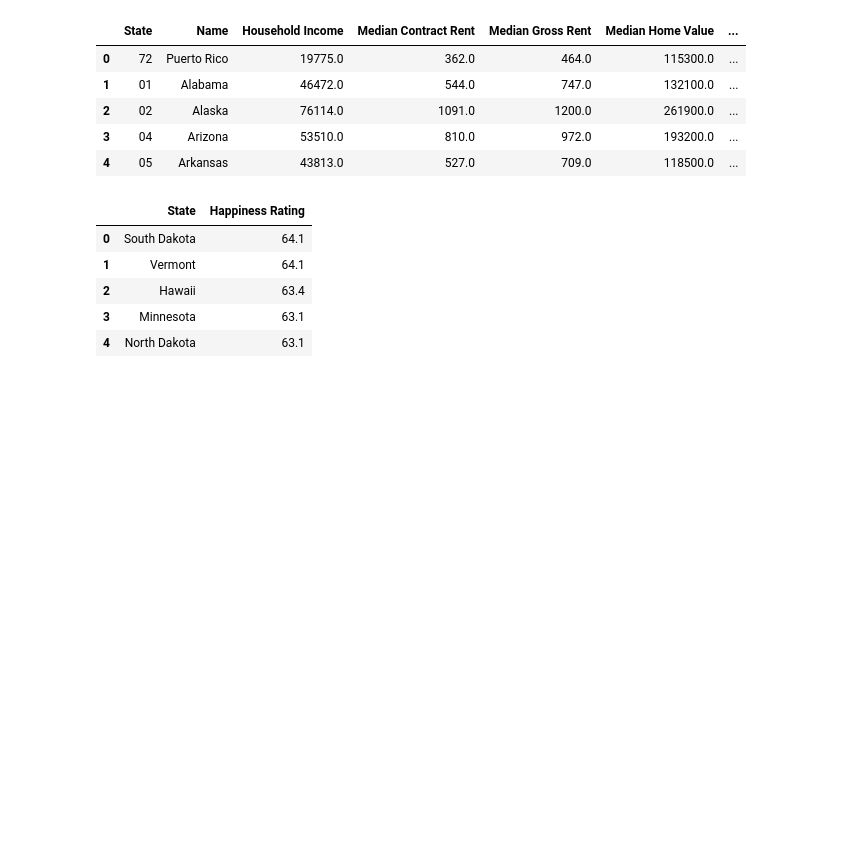
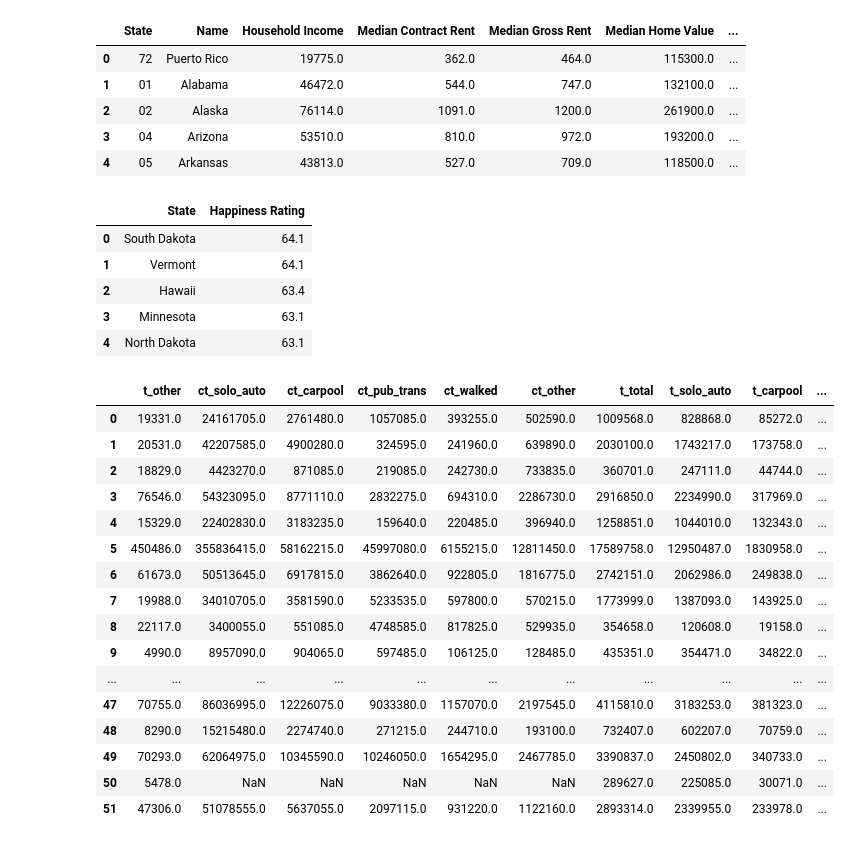
Before and after one commit to nandriychuk/best-places-to-live, a Jupyter notebook: census_data.ipynb, the cells around one changed output. Cells and saved outputs as stored; diff of their text form; code cells hidden in the pictures; blank space fills up the shorter version.

Commit message:
add commute code

```diff
--- a/census_data.ipynb
+++ b/census_data.ipynb
@@ -56,3 +56,33 @@ happiness.head()
 | 2 | Hawaii | 63.4 |
 | 3 | Minnesota | 63.1 |
 | 4 | North Dakota | 63.1 |
+# %%
+# Pull commuting data (counts and minutes) from Census API by zip
+commute_byst= c.acs5.get(("B08136_003E", "B08136_004E", "B08136_007E","B08136_011E", "B08136_012E","B08301_001E",
+                           "B08301_003E","B08301_004E", "B08301_010E","B08301_019E","B08101_041E","NAME"), {'for': 'state:*'})
+
+# Convert to DataFrame
+commute_byst_pd = pd.DataFrame(commute_byst)
+
+commute_byst_pd = commute_byst_pd.rename(columns={"B08136_003E":"ct_solo_auto", "B08136_004E":"ct_carpool", "B08136_007E":"ct_pub_trans",
+                                                    "B08136_011E":"ct_walked", "B08136_012E":"ct_other","B08301_001E":"t_total","B08301_003E":"t_solo_auto","B08301_004E":"t_carpool",
+                                                    "B08301_010E":"t_public_transport","B08301_019E":"t_walked","B08101_041E":"t_other","NAME": "Name"})
+commute_byst_pd
+# %% [output]
+|  | t_other | ct_solo_auto | ct_carpool | ct_pub_trans | ct_walked | ct_other | t_total | t_solo_auto | t_carpool | ... |
+| 0 | 19331.0 | 24161705.0 | 2761480.0 | 1057085.0 | 393255.0 | 502590.0 | 1009568.0 | 828868.0 | 85272.0 | ... |
+| 1 | 20531.0 | 42207585.0 | 4900280.0 | 324595.0 | 241960.0 | 639890.0 | 2030100.0 | 1743217.0 | 173758.0 | ... |
+| 2 | 18829.0 | 4423270.0 | 871085.0 | 219085.0 | 242730.0 | 733835.0 | 360701.0 | 247111.0 | 44744.0 | ... |
+| 3 | 76546.0 | 54323095.0 | 8771110.0 | 2832275.0 | 694310.0 | 2286730.0 | 2916850.0 | 2234990.0 | 317969.0 | ... |
+| 4 | 15329.0 | 22402830.0 | 3183235.0 | 159640.0 | 220485.0 | 396940.0 | 1258851.0 | 1044010.0 | 132343.0 | ... |
+| 5 | 450486.0 | 355836415.0 | 58162215.0 | 45997080.0 | 6155215.0 | 12811450.0 | 17589758.0 | 12950487.0 | 1830958.0 | ... |
+| 6 | 61673.0 | 50513645.0 | 6917815.0 | 3862640.0 | 922805.0 | 1816775.0 | 2742151.0 | 2062986.0 | 249838.0 | ... |
+| 7 | 19988.0 | 34010705.0 | 3581590.0 | 5233535.0 | 597800.0 | 570215.0 | 1773999.0 | 1387093.0 | 143925.0 | ... |
+| 8 | 22117.0 | 3400055.0 | 551085.0 | 4748585.0 | 817825.0 | 529935.0 | 354658.0 | 120608.0 | 19158.0 | ... |
+| 9 | 4990.0 | 8957090.0 | 904065.0 | 597485.0 | 106125.0 | 128485.0 | 435351.0 | 354471.0 | 34822.0 | ... |
+| ... | ... | ... | ... | ... | ... | ... | ... | ... | ... | ... |
+| 47 | 70755.0 | 86036995.0 | 12226075.0 | 9033380.0 | 1157070.0 | 2197545.0 | 4115810.0 | 3183253.0 | 381323.0 | ... |
+| 48 | 8290.0 | 15215480.0 | 2274740.0 | 271215.0 | 244710.0 | 193100.0 | 732407.0 | 602207.0 | 70759.0 | ... |
+| 49 | 70293.0 | 62064975.0 | 10345590.0 | 10246050.0 | 1654295.0 | 2467785.0 | 3390837.0 | 2450802.0 | 340733.0 | ... |
+| 50 | 5478.0 | NaN | NaN | NaN | NaN | NaN | 289627.0 | 225085.0 | 30071.0 | ... |
+| 51 | 47306.0 | 51078555.0 | 5637055.0 | 2097115.0 | 931220.0 | 1122160.0 | 2893314.0 | 2339955.0 | 233978.0 | ... |
```
